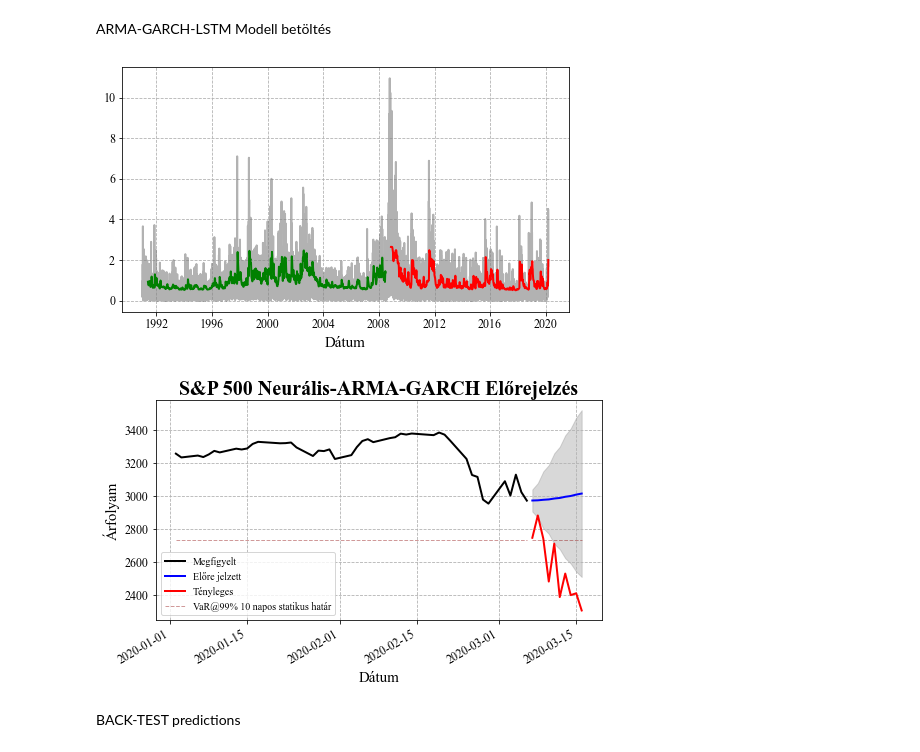
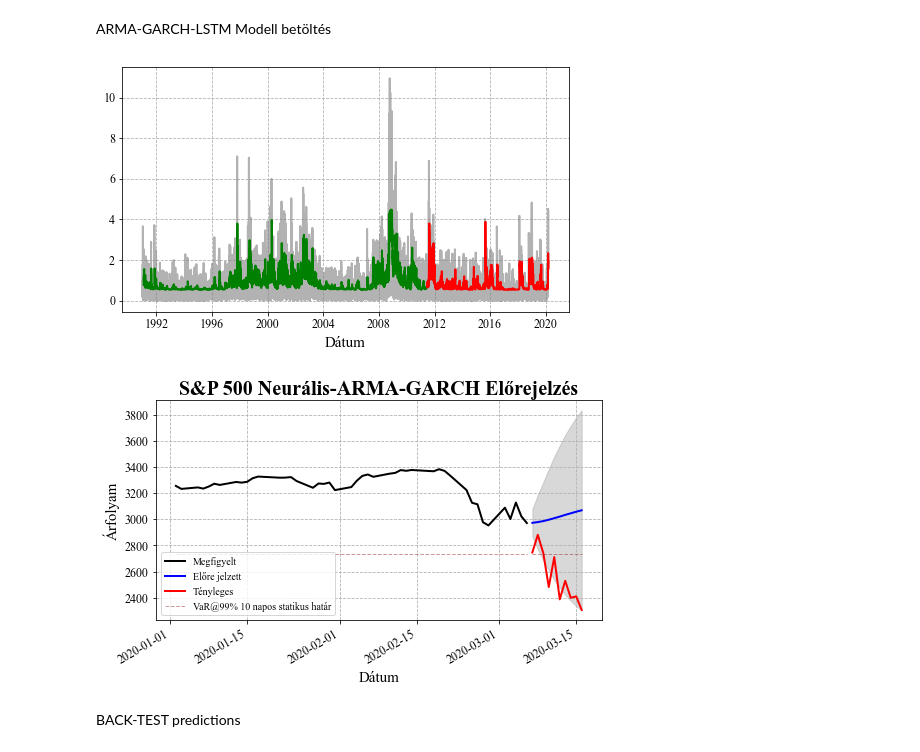
Before and after one commit to tapaiaron/szakdolgozat_msc_2022, a Jupyter notebook: snp500_code_2020.ipynb, the cells around one changed output. Drawn from its saved outputs; the diff is of its cells as text; code cells hidden in the pictures.

```diff
--- a/snp500_code_2020.ipynb
+++ b/snp500_code_2020.ipynb
@@ -1054,23 +1328,19 @@ from sklearn.preprocessing import  StandardScaler
 # %% [markdown]
 LSTM-RNN
 # %%
-##SHAPE megformálása (NxD=1)
 df1=abs_r
-##Normalizálás - Nem a MinMaxScaler, mert az árfolyamnak nincs maximuma...
 scaler=StandardScaler()
 df1=scaler.fit_transform(np.array(df1).reshape(-1,1))
-training_size=int(len(df1)*0.6) ##kb 0.85-t javasolja a szakirodalom
+training_size=int(len(df1)*0.7)
 test_size=len(df1)-training_size
 train_data, test_data=df1[0:training_size,:], df1[training_size:len(df1), :1]
 
-##Dataset építés
-##################
-time_step= 100 ### MARAD!!!!!
-##################
-##Training set
+time_step= 21
+
+##Tanulási minta
 X_train, y_train=create_dataset(train_data, time_step)
 X_train=X_train.reshape(X_train.shape[0], X_train.shape[1], 1)
-##Validation set
+##Validációs minta
 X_test, y_test= create_dataset(test_data, time_step)
 X_test=X_test.reshape(X_test.shape[0], X_test.shape[1], 1)
 # %% [markdown]
@@ -1430,30 +1706,21 @@ ARMA-GARCH-LSTM Modell betöltés
 # %%
 from tensorflow.python.keras.models import load_model
 if name_of_the_financial_instrument == "S&P 500":
-	regressor1 = load_model('saved_models\S_P 500_2020_my_model_ARMA_GARCH_hyper.h5')
+	regressor1 = load_model('saved_models\S_P 500_2020_my_model_neural_ARMA_GARCH_hyper.h5')
 else:
-	regressor1 = load_model(f'saved_models\{name_of_the_financial_instrument}_2020_my_model_ARMA_GARCH_hyper.h5')
+	regressor1 = load_model(f'saved_models\{name_of_the_financial_instrument}_2020_my_model_neural_ARMA_GARCH_hyper.h5')
 
-train_predict1=regressor1.predict(X_train1) #shape(4209,1)
-#create empty table with 2 fields
+train_predict1=regressor1.predict(X_train1)
 trainPredict_dataset_like1 = np.zeros(shape=(len(train_predict1), 2) )
-# put the predicted values in the right field
 trainPredict_dataset_like1[:,0] = train_predict1[:,0]
-# inverse transform and then select the right field
 train_predict1 = scaler.inverse_transform(trainPredict_dataset_like1)[:,0]
-##########################################################################
 test_predict1=regressor1.predict(X_test1)
-#create empty table with 2 fields
 testPredict_dataset_like1 = np.zeros(shape=(len(test_predict1), 2) )
-# put the predicted values in the right field
 testPredict_dataset_like1[:,0] = test_predict1[:,0]
-# inverse transform and then select the right field
 test_predict1 = scaler.inverse_transform(testPredict_dataset_like1)[:,0]
 train_predict1=train_predict1.reshape(-1,1)
 test_predict1=test_predict1.reshape(-1,1)
 
-##Jobb ábra
-#Alap-plot, illeszkedésről
 look_back1=time_step #100
 trainPredictPlot1=np.empty_like(df2[:,1])
 trainPredictPlot1=trainPredictPlot1.reshape(-1,1)
@@ -1463,12 +1730,11 @@ testPredictPlot1=testPredictPlot1.reshape(-1,1)
 testPredictPlot1[:,:]=np.nan
 trainPredictPlot1[look_back1:len(train_predict1)+look_back1, :] = train_predict1
 testPredictPlot1[len(train_predict1)+(look_back1*2)+1:len(df2)-1, :] = test_predict1
-##Reshape kell az ábrázoláshoz, hogy indexelni lehessen
 trainPredictPlot1=trainPredictPlot1.reshape(-1)
 testPredictPlot1=testPredictPlot1.reshape(-1)
 plt.rc('font', family='Times New Roman')
 fig= plt.figure(figsize=(8,4.5))
-plt.plot(index_col, abs_r.values, color="grey", linewidth=2, alpha=0.6) ##abs_r.values=scaler.inverse_transform(df1)
+plt.plot(index_col, abs_r.values, color="grey", linewidth=2, alpha=0.6)
 plt.plot(index_col,trainPredictPlot1,color="green", linewidth=2)
 plt.plot(index_col,testPredictPlot1, color="red", linewidth=2)
 plt.xlabel('Dátum', fontsize=15, labelpad=5)
@@ -1480,18 +1746,17 @@ fig.savefig(f"plots\{name_of_the_financial_instrument}_arma_garch_lstm_fitted.sv
 plt.show(block=False)
 plt.close()
 
-##Előrejelzés Utolsó 100-as szekvenciát vesszük, és abból eltovla 1-et, majd megint egyet, jelezzük előre a 10 napot, ez így jó!!
-n_steps1=time_step #100
-test_data_len1=(len(test_data1)-n_steps1) #visszamegy 100-at
+n_steps1=time_step
+test_data_len1=(len(test_data1)-n_steps1)
 x_input1=test_data1[test_data_len1:]
-x_input1= x_input1.reshape(2,-1) #(2,100)
+x_input1= x_input1.reshape(2,-1)
 temp_input1= x_input1
 
 lst_output1=[]
 i=0
 while(i<n):
 	if(len(temp_input1[0])>n_steps1):
-		x_input1= temp_input1[:,1:] #(2,100)
+		x_input1= temp_input1[:,1:]
 		x_input1=x_input1.reshape((1, n_steps1, 2))
 		yhat1=regressor1.predict(x_input1, verbose=0)
 		tmp1=np.append(tmp1,yhat1[0])
@@ -1506,19 +1771,18 @@ while(i<n):
 		yhat1= regressor1.predict(x_input1, verbose=0)
 		tmp1=np.append(temp_input1[0],yhat1[0])
 		tmp2=np.append(temp_input1[1],yhat1[0])
-		temp_input1=np.vstack((tmp1, tmp2)) #(2,101)=átugrik az if ágra
+		temp_input1=np.vstack((tmp1, tmp2))
 		lst_output1.extend(yhat1.tolist())
 		i=i+1
 
 day_new1=np.arange(1,n_steps1+1)
 day_pred1=np.arange(n_steps1+1,n_steps1+1+n)
-len_df1=len(df2) #len_df volt az eredi, len_df1
+len_df1=len(df2)
 
 lst_output1=np.array(lst_output1)
 lst_output_dataset_like1 = np.zeros(shape=(10, 2) )
 lst_output_dataset_like1[:,0] = lst_output1[:,0]
 lst_output_transformed1 = scaler.inverse_transform(lst_output_dataset_like1)[:,0]
-#print(lst_output_transformed1)
 
 pred_org_nn_upper1=[]
 pred_org_nn_lower1=[]
@@ -1527,35 +1791,36 @@ pred_org_nn_lower1.append(df['Close'][-1] * math.exp(-lst_output_transformed1[0]
 for i in range(1,n):
 	pred_org_nn_upper1.append(pred_org_nn_upper1[i-1]*math.exp(lst_output_transformed1[i]/100))
 	pred_org_nn_lower1.append(pred_org_nn_lower1[i-1]*math.exp(-lst_output_transformed1[i]/100))
 
 pred_org_nn_middle1=[]
 for i in range(n):
 	pred_org_nn_middle1.append((pred_org_nn_upper1[i]+pred_org_nn_lower1[i])/2)
 pred_org_nn_lower1=pd.Series(pred_org_nn_lower1, index=pd.RangeIndex(start=len(df['Close']), stop=len(df['Close'])+n, step=1))
 pred_org_nn_upper1=pd.Series(pred_org_nn_upper1, index=pd.RangeIndex(start=len(df['Close']), stop=len(df['Close'])+n, step=1))
 
+#Ábra:
 plt.rc('font', family='Times New Roman')
 fig= plt.figure(figsize=(8,4.5))
 plt.plot(index_col['date'].loc['2020':], df['Close'].loc['2020':], label='Megfigyelt', color='black', linewidth=2)
 plt.plot(fcast_dates, pred_org_nn_middle1, color='blue', label='Előre jelzett', linewidth=2)
 plt.fill_between(fcast_dates, pred_org_nn_lower1, pred_org_nn_upper1, color='grey', alpha=0.3)
 plt.plot(fcast_dates,Profit_Loss["Plus_10_days"],color="red", label="Tényleges", linewidth=2)
 plt.plot(index_col['date'].loc['2020':],var_line_abra['var_vonal'].loc['2020':], linestyle='dashed', color="darkred", label="VaR@99% 10 napos statikus határ", alpha=0.4, linewidth=1)
 plt.plot(fcast_dates,var_line_forecast, linestyle='dashed', color="darkred",alpha=0.4, linewidth=1)
 plt.title(f"{name_of_the_financial_instrument} Neurális-ARMA-GARCH Előrejelzés", fontsize=20, fontweight="bold")
 plt.xlabel('Dátum', fontsize=15, labelpad=5)
 plt.ylabel("Árfolyam", fontsize=15, labelpad=5)
 plt.grid(True, linestyle="--")
 plt.legend(loc='lower left')
 plt.xticks(fontsize=12)
 plt.yticks(fontsize=12)
 fig.autofmt_xdate()
 fig.savefig(f"plots\{name_of_the_financial_instrument}_ARMA_GARCH_LSTM_pred.svg")
 plt.show(block=False)
 plt.close()
 # %% [output]
-[figure, old version]
+[figure, new version]
-[figure, old version]
+[figure, new version]
 # %% [markdown]
 BACK-TEST predictions
 # %%
```
Also changed, not shown: parts of 43 cells of this notebook.
